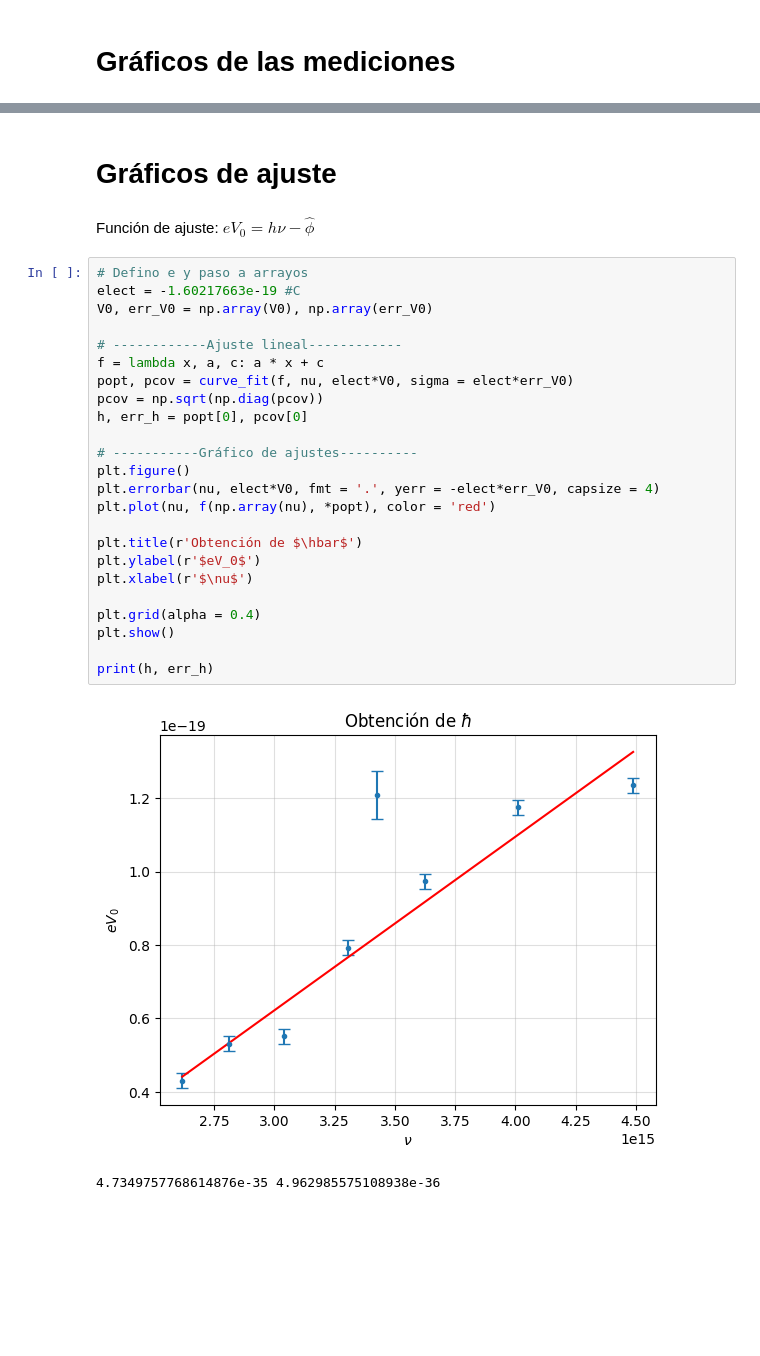
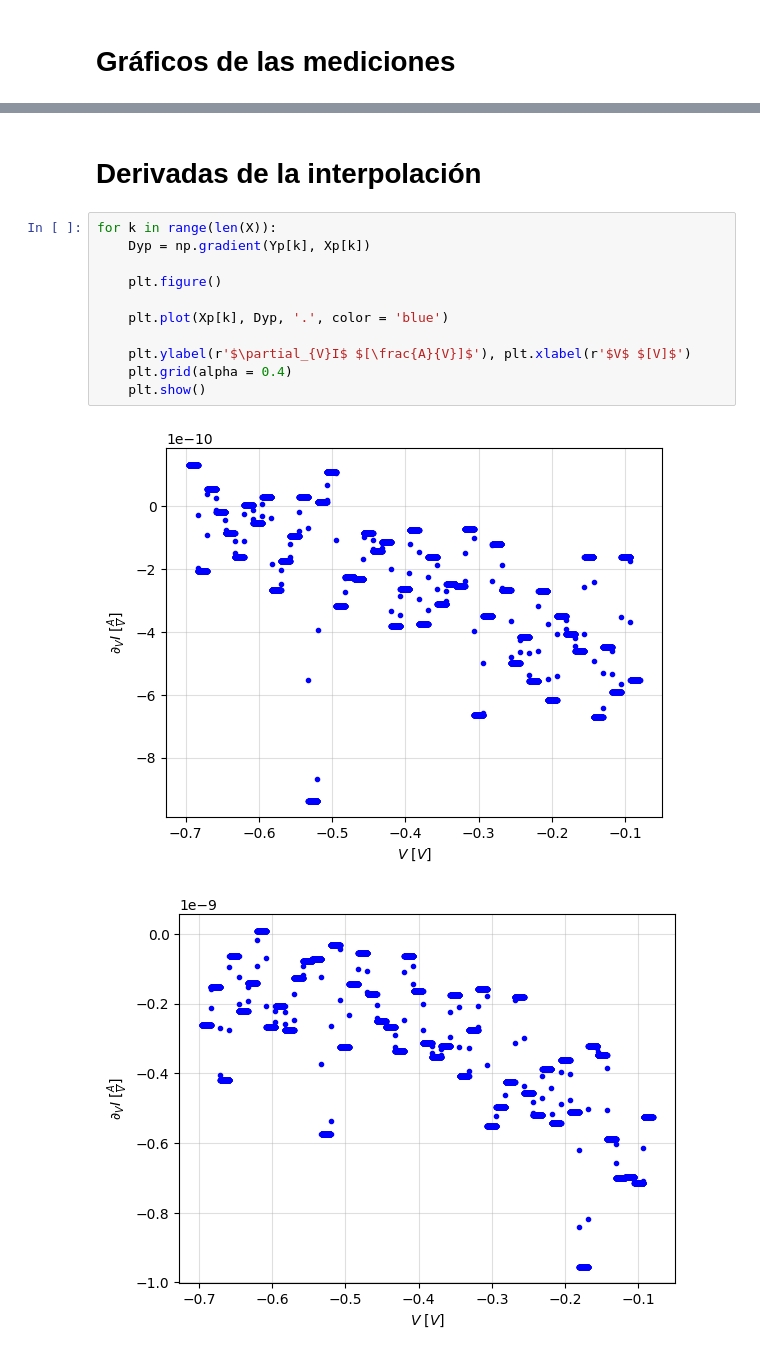
Before and after one commit to BernardoPironio/Efecto-fotoelectrico, a Jupyter notebook: analisis.ipynb, the cells around one changed output, grey strips where cells are left out. Cells and saved outputs as stored; diff of their text form; blank space fills up the shorter version.

```diff
--- a/analisis.ipynb
+++ b/analisis.ipynb
@@ -77,32 +62,16 @@ for k in range(len(X)):
 # %% [markdown]
-# Gráficos de ajuste
+# Derivadas de la interpolación
-# %% [markdown]
-Función de ajuste:
-$eV_0 = h \nu - \hat{\phi}$
-# %%
-# Defino e y paso a arrayos
-elect = -1.60217663e-19 #C
-V0, err_V0 = np.array(V0), np.array(err_V0)
-
-# ------------Ajuste lineal------------
-f = lambda x, a, c: a * x + c
-popt, pcov = curve_fit(f, nu, elect*V0, sigma = elect*err_V0)
-pcov = np.sqrt(np.diag(pcov))
-h, err_h = popt[0], pcov[0]
-
-# -----------Gráfico de ajustes----------
-plt.figure()
-plt.errorbar(nu, elect*V0, fmt = '.', yerr = -elect*err_V0, capsize = 4)
-plt.plot(nu, f(np.array(nu), *popt), color = 'red')
-
-plt.title(r'Obtención de $\hbar$')
-plt.ylabel(r'$eV_0$')
-plt.xlabel(r'$\nu$')
-
-plt.grid(alpha = 0.4)
-plt.show()
-
-print(h, err_h)
-# %% [output]
-[figure, removed]
-4.7349757768614876e-35 4.962985575108938e-36
+# %%
+for k in range(len(X)):
+    Dyp = np.gradient(Yp[k], Xp[k])
+
+    plt.figure()
+
+    plt.plot(Xp[k], Dyp, '.', color = 'blue')
+
+    plt.ylabel(r'$\partial_{V}I$ $[\frac{A}{V}]$'), plt.xlabel(r'$V$ $[V]$')
+    plt.grid(alpha = 0.4)
+    plt.show()
+# %% [output]
+[figure, added]
+[figure, added]
```
Also changed, not shown: parts of 3 cells of this notebook.
